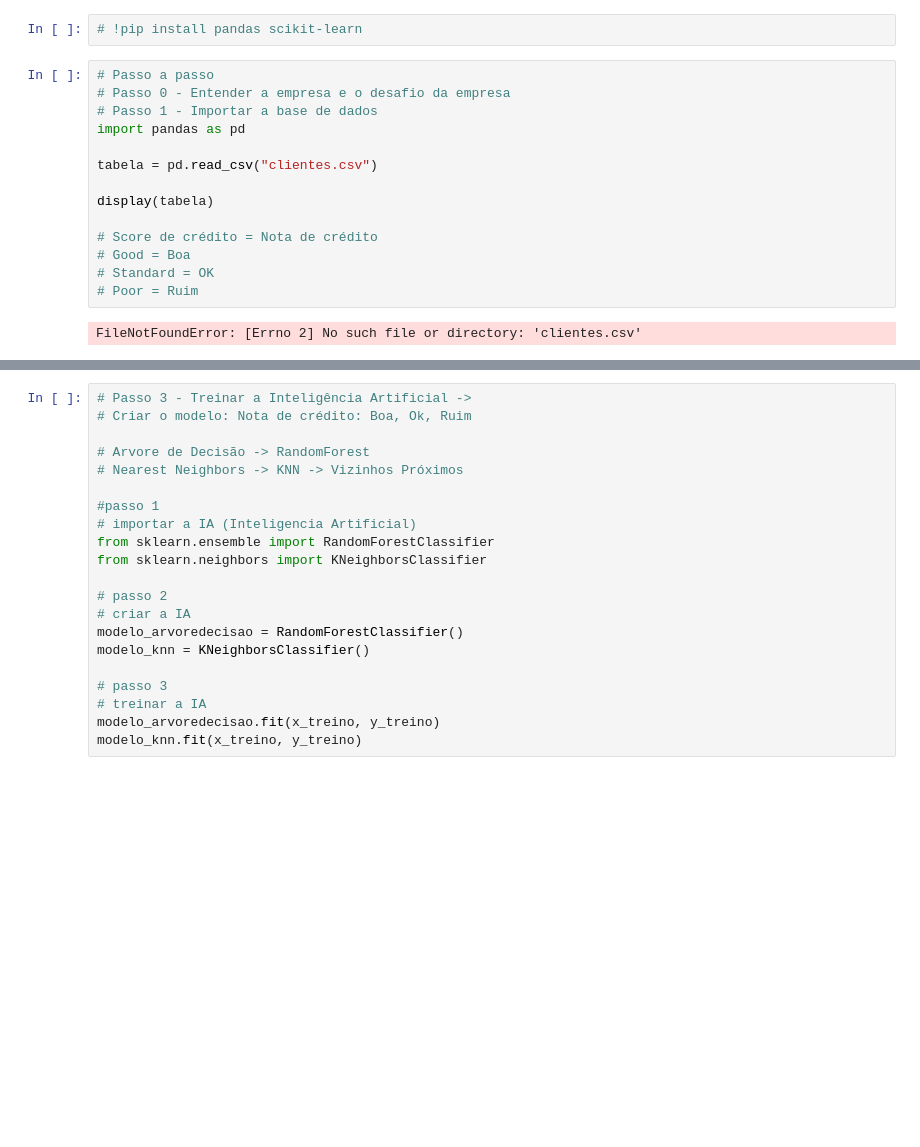
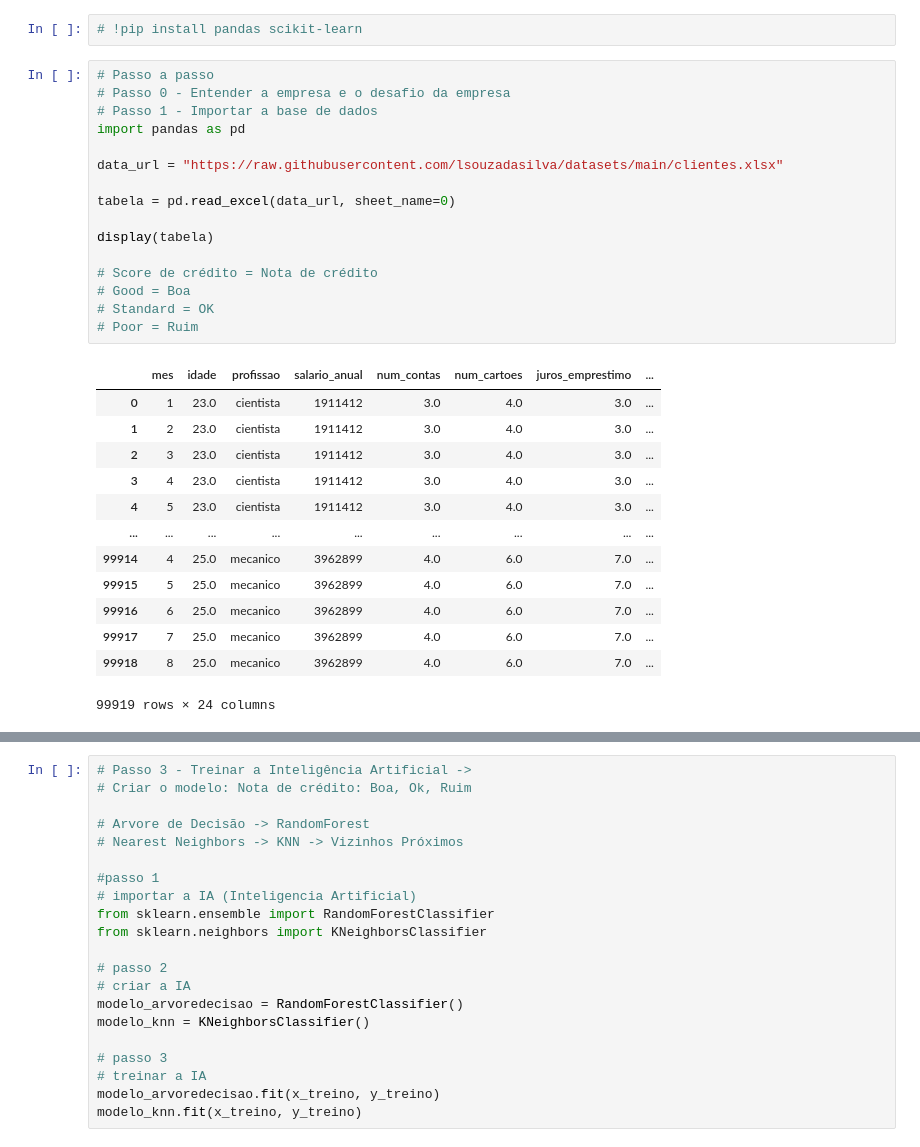
Before and after one commit to lsouzadasilva/classificacao_score_credito_machine_learning_ia, a Jupyter notebook: explicações.ipynb, the cells around one changed output, grey strips where cells are left out. Cells and saved outputs as stored; diff of their text form; blank space fills up the shorter version.

```diff
--- a/explicações.ipynb
+++ b/explicações.ipynb
@@ -11,19 +11,33 @@ Arquivos da aula: https://drive.google.com/drive/folders/1FbDqVq4XLvU85VBlVIMJ73
 # %%
 # Passo a passo
 # Passo 0 - Entender a empresa e o desafio da empresa
 # Passo 1 - Importar a base de dados
 import pandas as pd
 
-tabela = pd.read_csv("clientes.csv")
+data_url = "https://raw.githubusercontent.com/lsouzadasilva/datasets/main/clientes.xlsx"
+
+tabela = pd.read_excel(data_url, sheet_name=0)
 
 display(tabela)
 
 # Score de crédito = Nota de crédito
 # Good = Boa
 # Standard = OK
 # Poor = Ruim
 # %% [output]
+|  | mes | idade | profissao | salario_anual | num_contas | num_cartoes | juros_emprestimo | ... |
+| 0 | 1 | 23.0 | cientista | 1911412 | 3.0 | 4.0 | 3.0 | ... |
+| 1 | 2 | 23.0 | cientista | 1911412 | 3.0 | 4.0 | 3.0 | ... |
+| 2 | 3 | 23.0 | cientista | 1911412 | 3.0 | 4.0 | 3.0 | ... |
+| 3 | 4 | 23.0 | cientista | 1911412 | 3.0 | 4.0 | 3.0 | ... |
+| 4 | 5 | 23.0 | cientista | 1911412 | 3.0 | 4.0 | 3.0 | ... |
+| ... | ... | ... | ... | ... | ... | ... | ... | ... |
+| 99914 | 4 | 25.0 | mecanico | 3962899 | 4.0 | 6.0 | 7.0 | ... |
+| 99915 | 5 | 25.0 | mecanico | 3962899 | 4.0 | 6.0 | 7.0 | ... |
+| 99916 | 6 | 25.0 | mecanico | 3962899 | 4.0 | 6.0 | 7.0 | ... |
+| 99917 | 7 | 25.0 | mecanico | 3962899 | 4.0 | 6.0 | 7.0 | ... |
+| 99918 | 8 | 25.0 | mecanico | 3962899 | 4.0 | 6.0 | 7.0 | ... |
-FileNotFoundError: [Errno 2] No such file or directory: 'clientes.csv'
+99919 rows × 24 columns
 # %%
 # Passo 2 - Preparar a base de dados para a Inteligência Artificial
 display(tabela.info())
```
Also changed, not shown: parts of 6 cells of this notebook.
